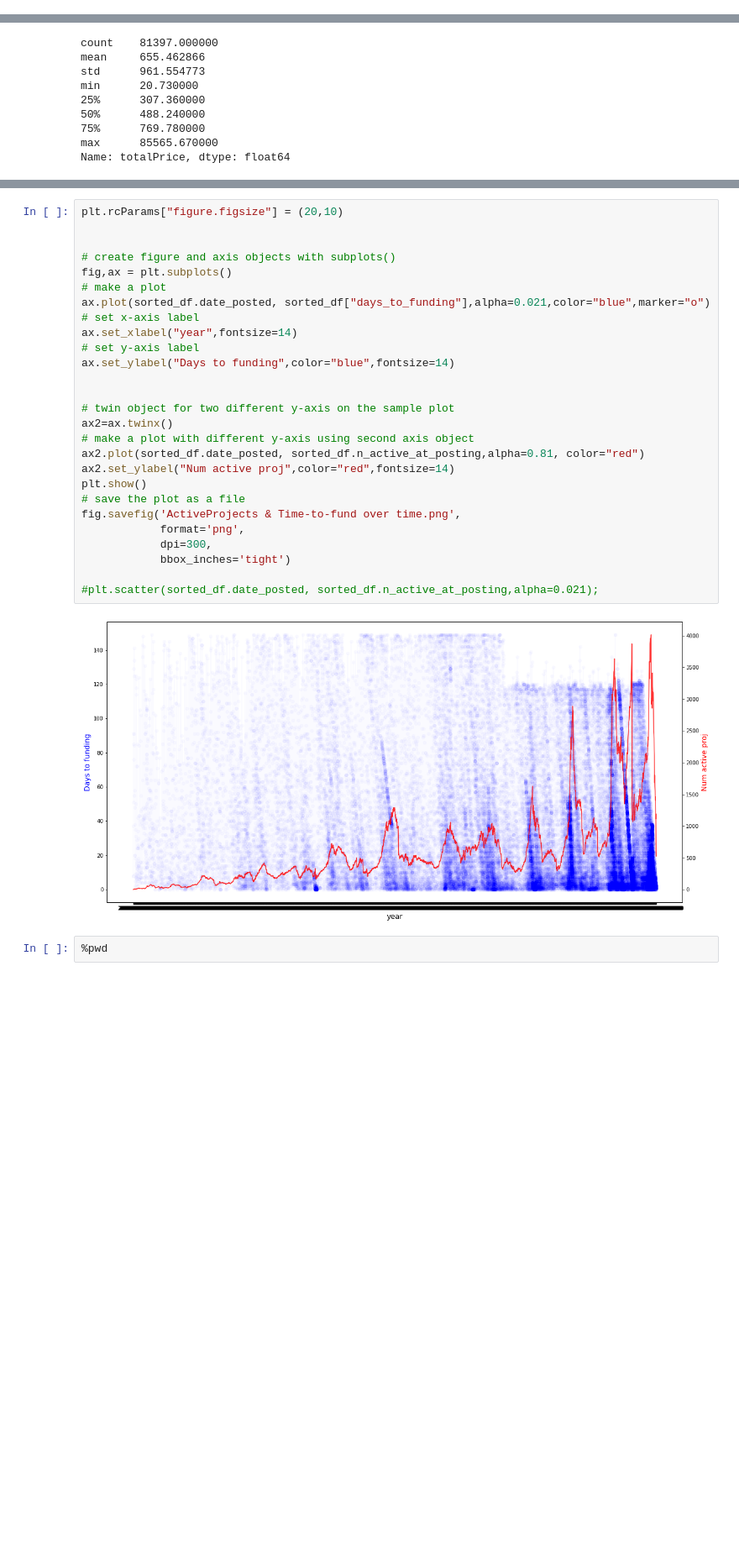
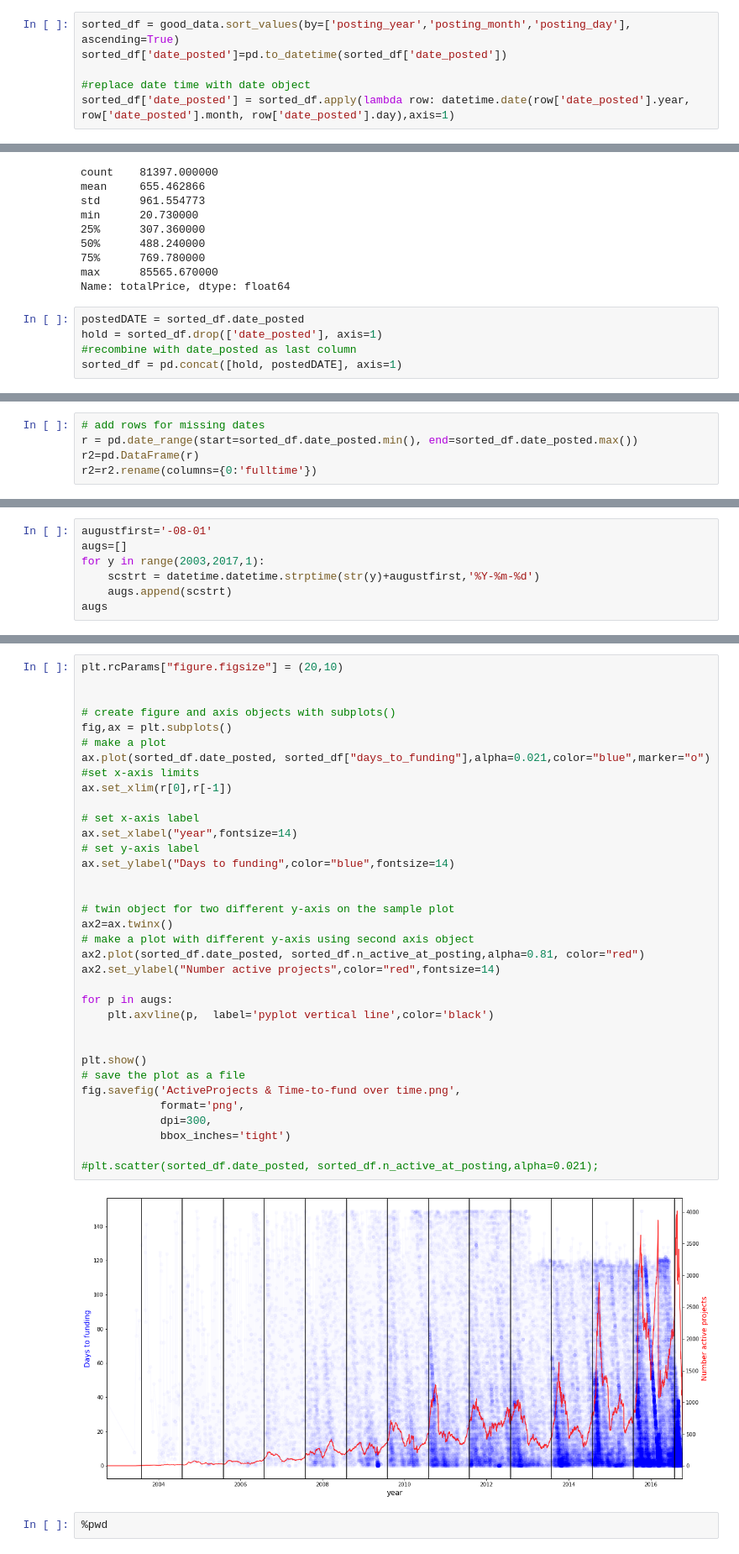
Before and after one commit to russell-ligon/DonorBooster, a Jupyter notebook: testscripts/DonorsChoose_NLP_topicmodels.ipynb, the cells around one changed output, grey strips where cells are left out. Shown at 84% size. Cells and saved outputs as stored; diff of their text form; blank space fills up the shorter version.

```diff
--- a/testscripts/DonorsChoose_NLP_topicmodels.ipynb
+++ b/testscripts/DonorsChoose_NLP_topicmodels.ipynb
@@ -276,3 +285,9 @@ sorted_df = good_data.sort_values(by=['posting_year','posting_month','posting_da
+# %%
+sorted_df = good_data.sort_values(by=['posting_year','posting_month','posting_day'], ascending=True)
+sorted_df['date_posted']=pd.to_datetime(sorted_df['date_posted'])
+
+#replace date time with date object
+sorted_df['date_posted'] = sorted_df.apply(lambda row: datetime.date(row['date_posted'].year, row['date_posted'].month, row['date_posted'].day),axis=1)
 # %%
 unique_posting_days = sorted_df.postingstring.unique()
 unique_posting_dts = sorted_df.date_posted.unique()
@@ -305,3 +327,8 @@ min      20.730000
 75%      769.780000
 max      85565.670000
 Name: totalPrice, dtype: float64
+# %%
+postedDATE = sorted_df.date_posted
+hold = sorted_df.drop(['date_posted'], axis=1)
+#recombine with date_posted as last column
+sorted_df = pd.concat([hold, postedDATE], axis=1)
@@ -307,0 +342,5 @@ Name: totalPrice, dtype: float64
+# %%
+# add rows for missing dates
+r = pd.date_range(start=sorted_df.date_posted.min(), end=sorted_df.date_posted.max())
+r2=pd.DataFrame(r)
+r2=r2.rename(columns={0:'fulltime'})
@@ -338,0 +399,7 @@ plt.scatter(sorted_df.pMonth_x,sorted_df.pMonth_y, s=300,alpha=0.0021);
+# %%
+augustfirst='-08-01'
+augs=[]
+for y in range(2003,2017,1):
+    scstrt = datetime.datetime.strptime(str(y)+augustfirst,'%Y-%m-%d')
+    augs.append(scstrt)
+augs
@@ -339,32 +440,40 @@ plt.scatter(sorted_df.pMonth_x,sorted_df.pMonth_y, s=300,alpha=0.0021);
 # %%
 plt.rcParams["figure.figsize"] = (20,10)
 
 
 # create figure and axis objects with subplots()
 fig,ax = plt.subplots()
 # make a plot
 ax.plot(sorted_df.date_posted, sorted_df["days_to_funding"],alpha=0.021,color="blue",marker="o")
+#set x-axis limits
+ax.set_xlim(r[0],r[-1])
+
 # set x-axis label
 ax.set_xlabel("year",fontsize=14)
 # set y-axis label
 ax.set_ylabel("Days to funding",color="blue",fontsize=14)
 
 
 # twin object for two different y-axis on the sample plot
 ax2=ax.twinx()
 # make a plot with different y-axis using second axis object
 ax2.plot(sorted_df.date_posted, sorted_df.n_active_at_posting,alpha=0.81, color="red")
-ax2.set_ylabel("Num active proj",color="red",fontsize=14)
+ax2.set_ylabel("Number active projects",color="red",fontsize=14)
+
+for p in augs:
+    plt.axvline(p,  label='pyplot vertical line',color='black')
+
+
 plt.show()
 # save the plot as a file
 fig.savefig('ActiveProjects & Time-to-fund over time.png',
             format='png',
             dpi=300,
             bbox_inches='tight')
 
 #plt.scatter(sorted_df.date_posted, sorted_df.n_active_at_posting,alpha=0.021);
 # %% [output]
-[figure, old version]
+[figure, new version]
 # %%
 %pwd
 # %%
```
Also changed, not shown: parts of 49 cells of this notebook, 1 other file.
